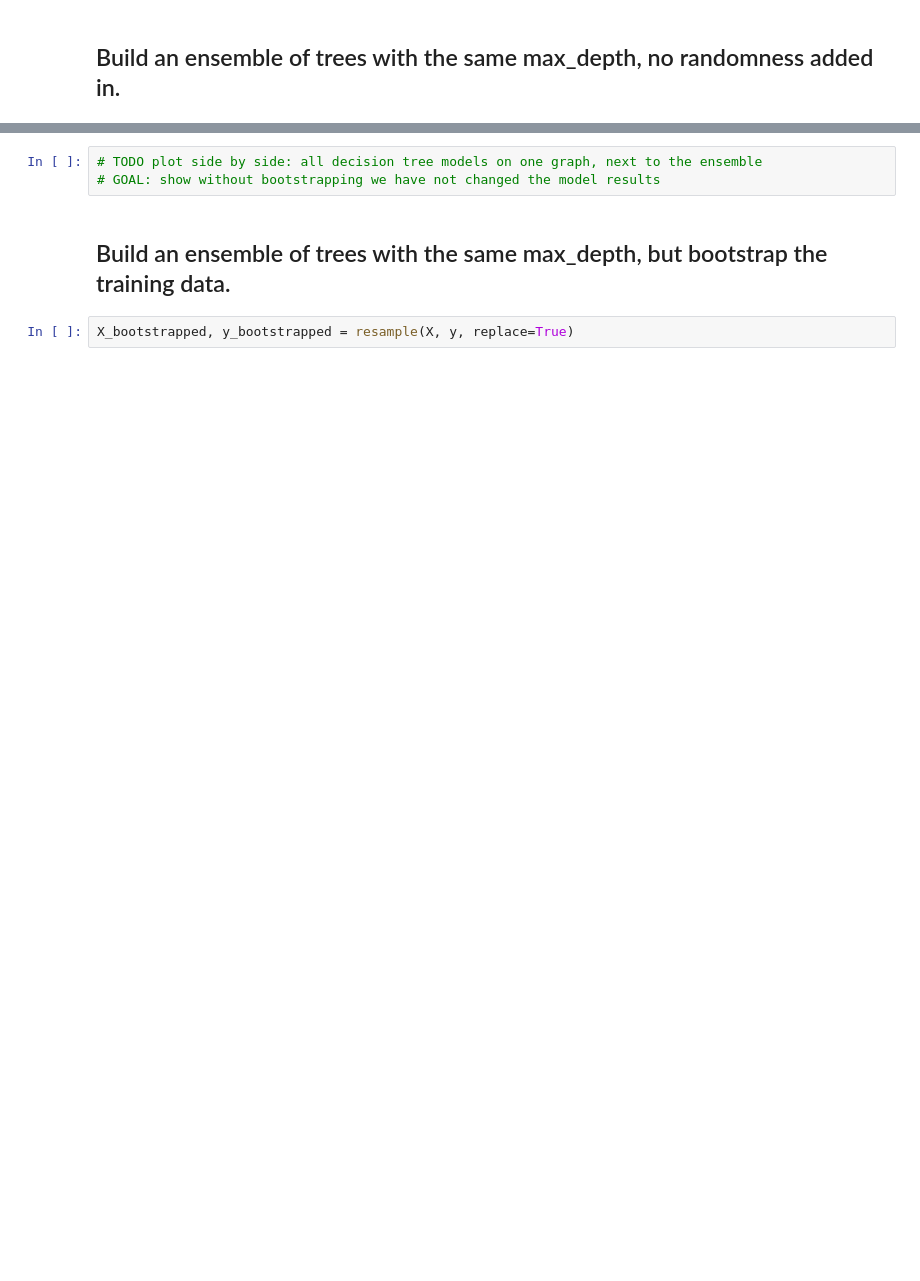
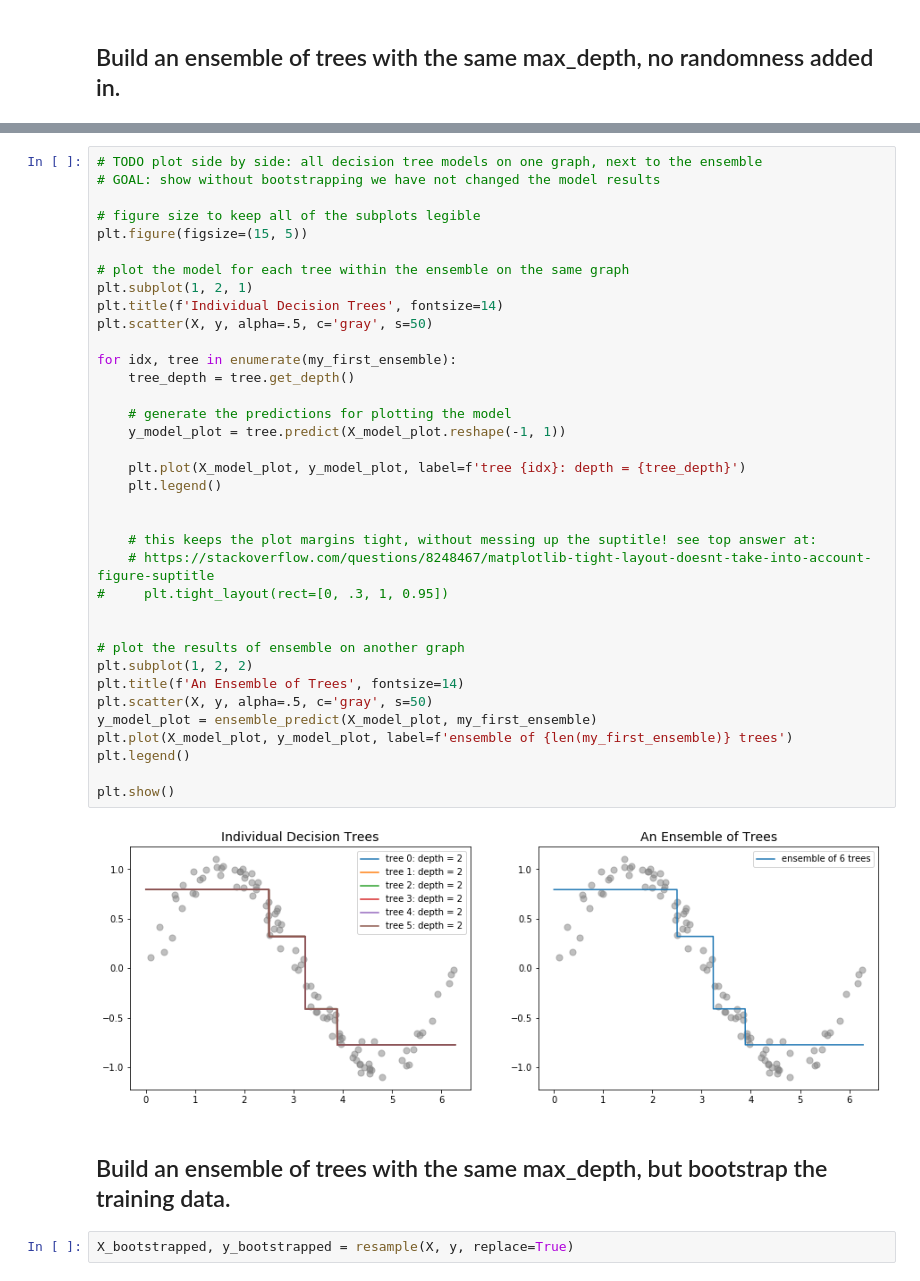
Before and after one commit to jmbuyck/articles, a Jupyter notebook: random_forest_regressor/RFR_Explained.ipynb, the cells around one changed output, grey strips where cells are left out. Saved outputs shown, nothing was run; the diff lists cells and outputs as text; blank space fills up the shorter version.

```diff
--- a/random_forest_regressor/RFR_Explained.ipynb
+++ b/random_forest_regressor/RFR_Explained.ipynb
@@ -185,6 +190,41 @@ plt.show()
-# %%
-# TODO plot side by side: all decision tree models on one graph, next to the ensemble
-# GOAL: show without bootstrapping we have not changed the model results
+# %%
+# TODO plot side by side: all decision tree models on one graph, next to the ensemble
+# GOAL: show without bootstrapping we have not changed the model results
+
+# figure size to keep all of the subplots legible
+plt.figure(figsize=(15, 5))
+
+# plot the model for each tree within the ensemble on the same graph
+plt.subplot(1, 2, 1)
+plt.title(f'Individual Decision Trees', fontsize=14)
+plt.scatter(X, y, alpha=.5, c='gray', s=50)
+
+for idx, tree in enumerate(my_first_ensemble):
+    tree_depth = tree.get_depth()
+
+    # generate the predictions for plotting the model
+    y_model_plot = tree.predict(X_model_plot.reshape(-1, 1))
+
+    plt.plot(X_model_plot, y_model_plot, label=f'tree {idx}: depth = {tree_depth}')
+    plt.legend()
+
+
+    # this keeps the plot margins tight, without messing up the suptitle! see top answer at:
+    # https://stackoverflow.com/questions/8248467/matplotlib-tight-layout-doesnt-take-into-account-figure-suptitle
+#     plt.tight_layout(rect=[0, .3, 1, 0.95])
+
+
+# plot the results of ensemble on another graph
+plt.subplot(1, 2, 2)
+plt.title(f'An Ensemble of Trees', fontsize=14)
+plt.scatter(X, y, alpha=.5, c='gray', s=50)
+y_model_plot = ensemble_predict(X_model_plot, my_first_ensemble)
+plt.plot(X_model_plot, y_model_plot, label=f'ensemble of {len(my_first_ensemble)} trees')
+plt.legend()
+
+plt.show()
+# %% [output]
+[figure, added]
 # %% [markdown]
 ## Build an ensemble of trees with the same max_depth, but bootstrap the training data.
 # %%
```
Also changed, not shown: parts of 13 cells of this notebook.
